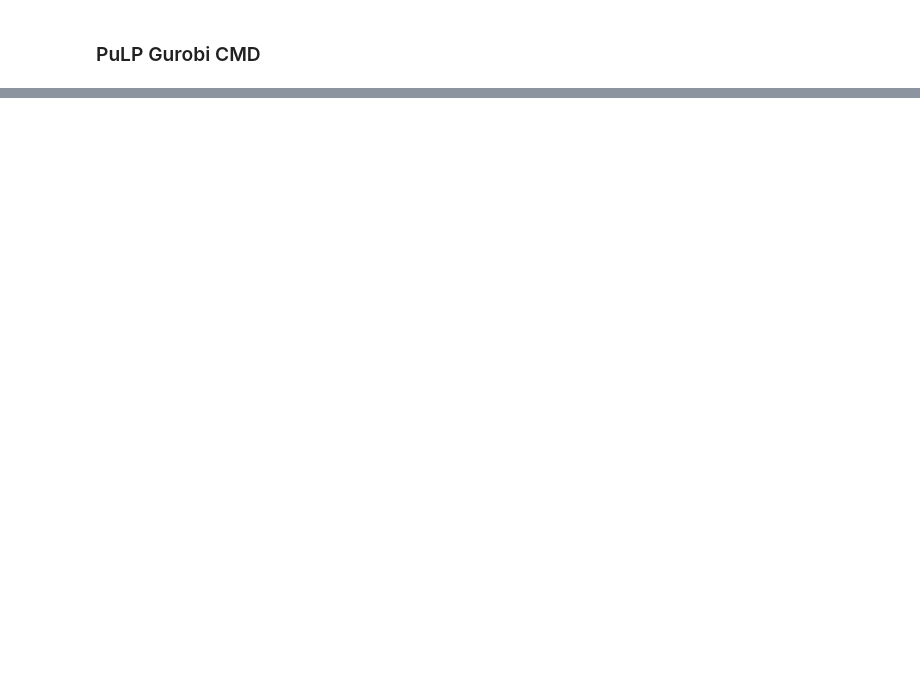
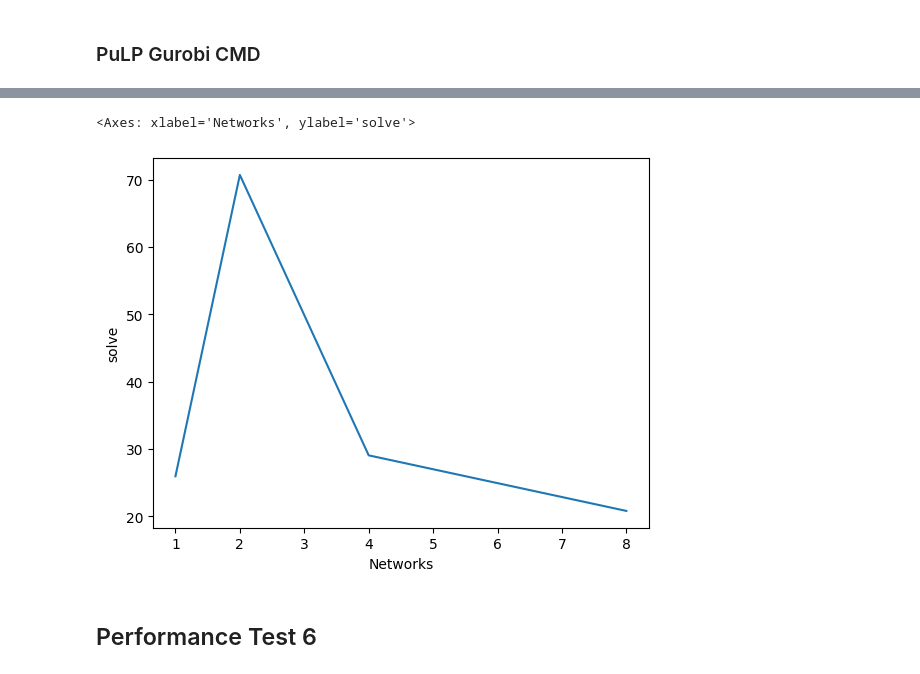
Before and after one commit to elliott-fogg/custom_scheduler, a Jupyter notebook: Performance Tests From File.ipynb, the cells around one changed output, grey strips where cells are left out. Saved outputs shown, nothing was run; the diff lists cells and outputs as text; code cells hidden in the pictures; blank space fills up the shorter version.

```diff
--- a/Performance Tests From File.ipynb
+++ b/Performance Tests From File.ipynb
@@ -275,0 +428,5 @@ performanceTest1_500Requests_9_gurobi_pulp_cmd.json
+# %%
+datap5 = load_data("data/performance_output/performanceTest5")
+dfp5 = pd.DataFrame(datap5)
+dfp5 = dfp5[dfp5["scheduler_type"]=="gurobi"]
+dfp5
@@ -275,0 +451,8 @@ performanceTest1_500Requests_9_gurobi_pulp_cmd.json
+# %%
+mean_pt5 = dfp5.groupby("Networks").agg({"solve": "mean"}).reset_index()
+sns.lineplot(mean_pt5, x="Networks", y="solve")
+# %% [output]
+<Axes: xlabel='Networks', ylabel='solve'>
+[figure, added]
+# %% [markdown]
+## Performance Test 6
```
Also changed, not shown: parts of 66 cells of this notebook, 5 other files.
